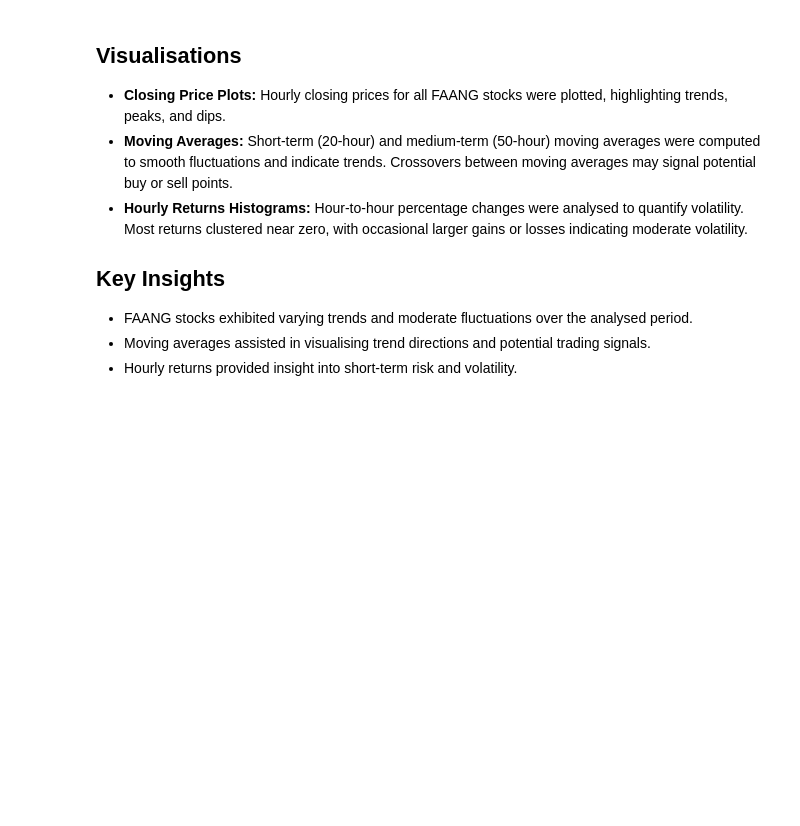
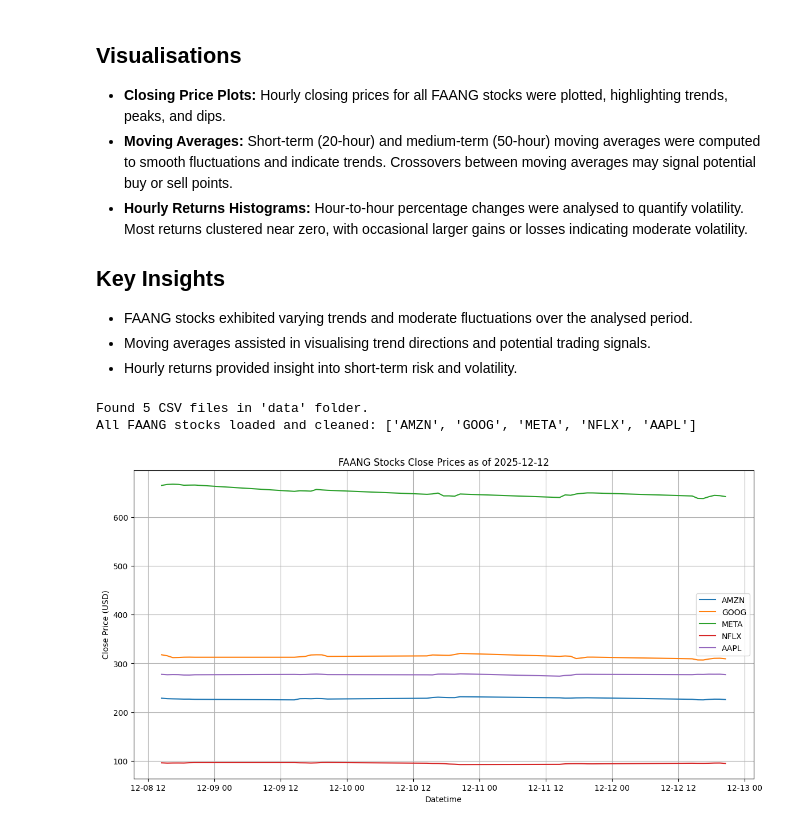
Before and after one commit to Robson41/computer_infrastructure_assessment, a Jupyter notebook: problems.ipynb, the cells around one changed output. Drawn from its saved outputs; the diff is of its cells as text; code cells hidden in the pictures; blank space fills up the shorter version.

Commit message:
Problem 1: Load and clean all FAANG CSVs; plot Close prices for each stock

```diff
--- a/problems.ipynb
+++ b/problems.ipynb
@@ -307,3 +307,63 @@ FAANG stock data (Facebook/META, Apple, Amazon, Netflix, Google) was analysed ov
 - FAANG stocks exhibited varying trends and moderate fluctuations over the analysed period.
 - Moving averages assisted in visualising trend directions and potential trading signals.
 - Hourly returns provided insight into short-term risk and volatility.
+# %%
+# ==============================
+# Cell 8: Load & Plot FAANG Close Prices (Fixed Column Names)
+# ==============================
+
+import os
+from datetime import datetime
+import pandas as pd
+import matplotlib.pyplot as plt
+
+# Step 1: Data folder
+data_folder = "data"
+csv_files = [f for f in os.listdir(data_folder) if f.endswith(".csv")]
+
+if not csv_files:
+    raise FileNotFoundError(f"No CSV files found in '{data_folder}' folder.")
+
+print(f"Found {len(csv_files)} CSV files in '{data_folder}' folder.")
+
+# Step 2: Prepare dictionary for stock data
+faang_data = {}
+
+# Step 3: Load CSVs
+for file in csv_files:
+    ticker = file.split("_")[0]  # Extract ticker symbol
+    file_path = os.path.join(data_folder, file)
+
+    # Read CSV, skip first 2 rows (non-numeric headers)
+    df = pd.read_csv(file_path, skiprows=2, index_col=0)
+
+    # Explicitly set column names
+    df.columns = ["Open", "High", "Low", "Close", "Adj Close", "Volume"]
+
+    # Convert index to datetime
+    df.index = pd.to_datetime(df.index, errors="coerce")
+
+    # Ensure numeric columns are float
+    numeric_cols = ["Open", "High", "Low", "Close", "Adj Close", "Volume"]
+    df[numeric_cols] = df[numeric_cols].astype(float)
+
+    faang_data[ticker] = df
+
+print("All FAANG stocks loaded and cleaned:", list(faang_data.keys()))
+
+# Step 4: Plot Close prices for all stocks
+plt.figure(figsize=(14,7))
+for ticker, df in faang_data.items():
+    plt.plot(df.index, df['Close'], label=ticker)
+
+latest_date = max([df.index.max() for df in faang_data.values()]).strftime("%Y-%m-%d")
+plt.title(f"FAANG Stocks Close Prices as of {latest_date}")
+plt.xlabel("Datetime")
+plt.ylabel("Close Price (USD)")
+plt.legend()
+plt.grid(True)
+plt.show()
+# %% [output]
+Found 5 CSV files in 'data' folder.
+All FAANG stocks loaded and cleaned: ['AMZN', 'GOOG', 'META', 'NFLX', 'AAPL']
+[figure, added]
```
